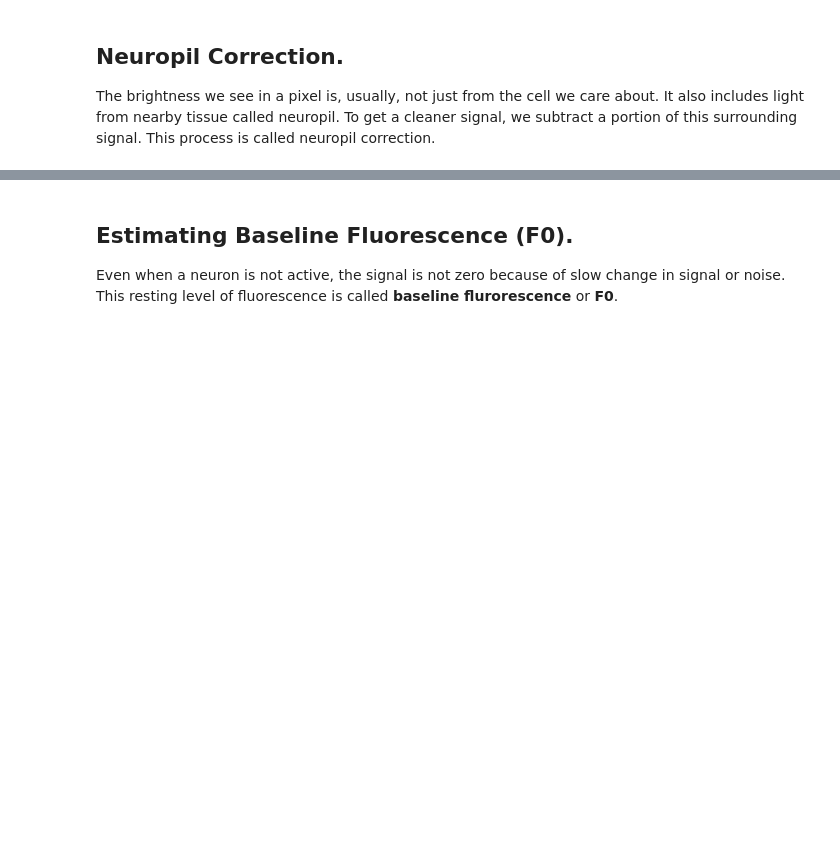
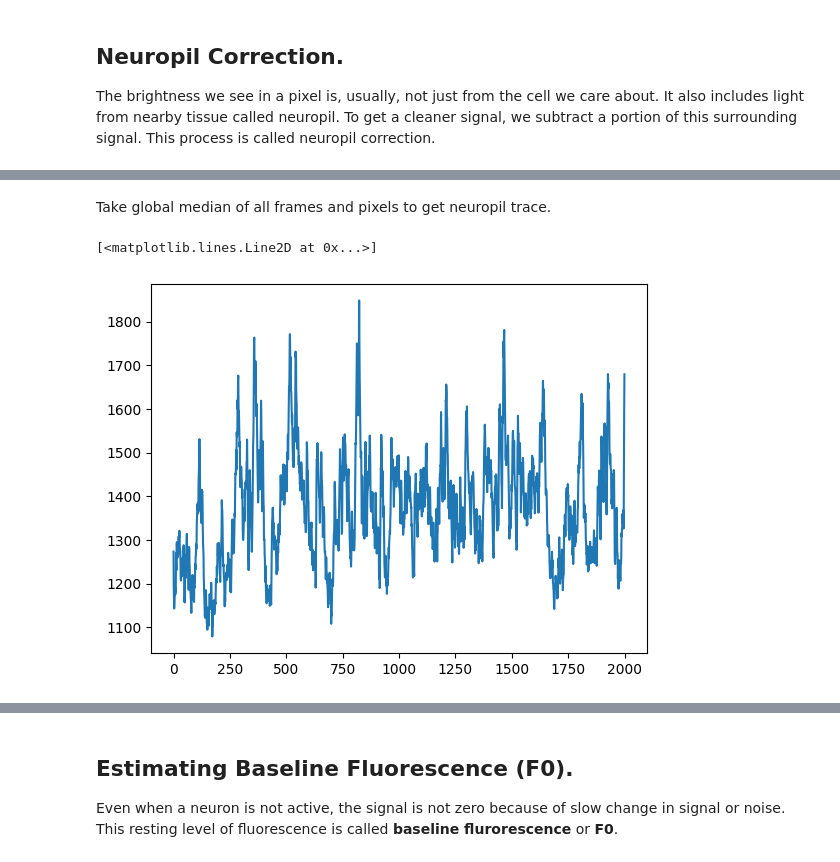
Before and after one commit to bkampa/intro-to-calcium-imaging-analysis-in-python-2025, a Jupyter notebook: day1/02. Single-Pixel Fluorescence in Calcium Imaging.ipynb, the cells around one changed output, grey strips where cells are left out. Cells and saved outputs as stored; diff of their text form; code cells hidden in the pictures; blank space fills up the shorter version.

```diff
--- a/day1/02. Single-Pixel Fluorescence in Calcium Imaging.ipynb
+++ b/day1/02. Single-Pixel Fluorescence in Calcium Imaging.ipynb
@@ -234,0 +205,8 @@ plt.plot(npil_trace)
+# %% [markdown]
+Take global median of all frames and pixels to get neuropil trace.
+# %%
+npil_trace = np.median(data, axis=(1,2))
+plt.plot(npil_trace)
+# %% [output]
+[<matplotlib.lines.Line2D at 0x...>]
+[figure, added]
```
Also changed, not shown: parts of 18 cells of this notebook.
